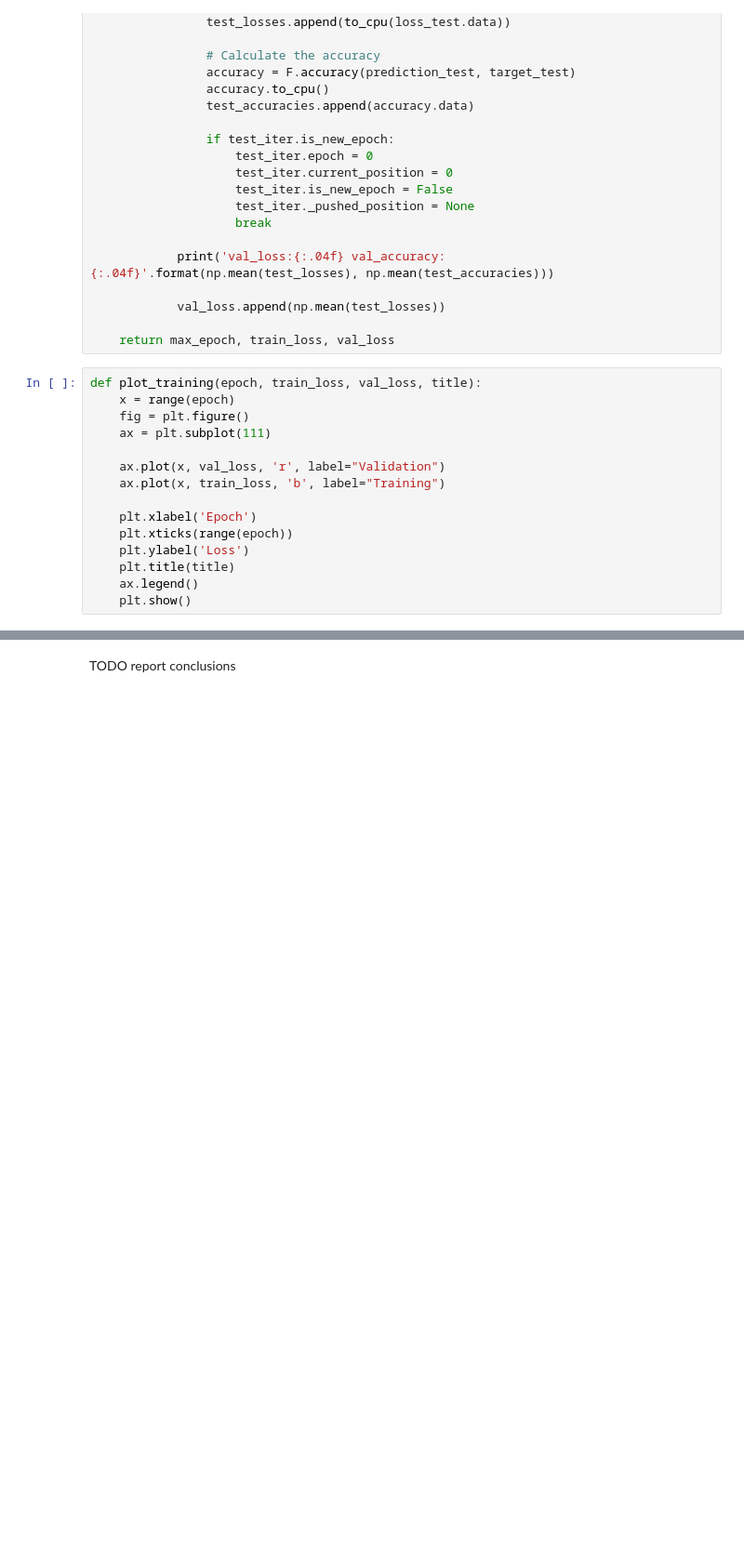
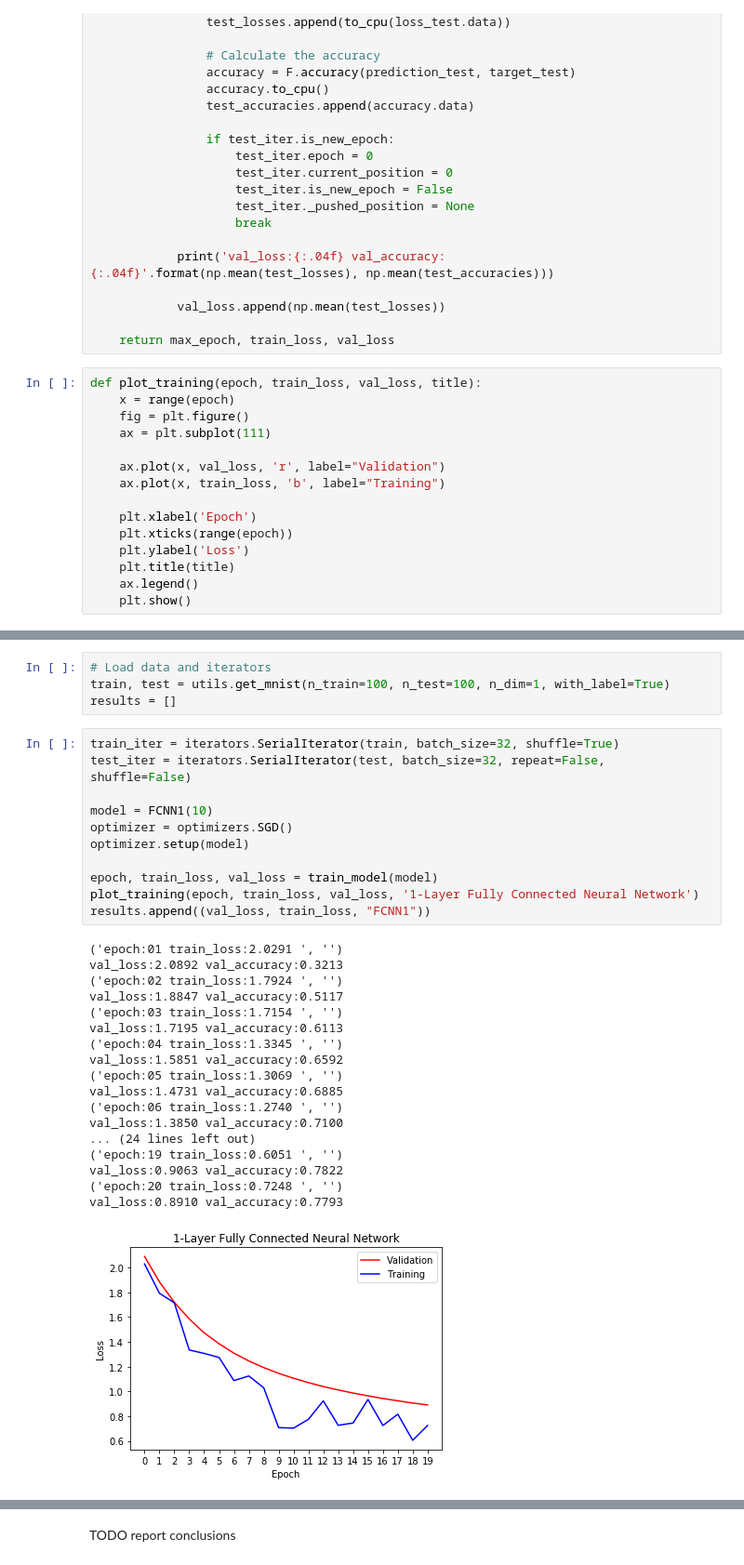
Before and after one commit to dljve/CCN, a Jupyter notebook: assignment2/assignment2.ipynb, the cells around one changed output, grey strips where cells are left out. Shown at 93% size. Saved outputs shown, nothing was run; the diff lists cells and outputs as text; blank space fills up the shorter version.

```diff
--- a/assignment2/assignment2.ipynb
+++ b/assignment2/assignment2.ipynb
@@ -160,0 +181,34 @@ def plot_training(epoch, train_loss, val_loss, title):
+# %%
+# Load data and iterators
+train, test = utils.get_mnist(n_train=100, n_test=100, n_dim=1, with_label=True)
+results = []
+# %%
+train_iter = iterators.SerialIterator(train, batch_size=32, shuffle=True)
+test_iter = iterators.SerialIterator(test, batch_size=32, repeat=False, shuffle=False)
+
+model = FCNN1(10)
+optimizer = optimizers.SGD()
+optimizer.setup(model)
+
+epoch, train_loss, val_loss = train_model(model)
+plot_training(epoch, train_loss, val_loss, '1-Layer Fully Connected Neural Network')
+results.append((val_loss, train_loss, "FCNN1"))
+# %% [output]
+('epoch:01 train_loss:2.0291 ', '')
+val_loss:2.0892 val_accuracy:0.3213
+('epoch:02 train_loss:1.7924 ', '')
+val_loss:1.8847 val_accuracy:0.5117
+('epoch:03 train_loss:1.7154 ', '')
+val_loss:1.7195 val_accuracy:0.6113
+('epoch:04 train_loss:1.3345 ', '')
+val_loss:1.5851 val_accuracy:0.6592
+('epoch:05 train_loss:1.3069 ', '')
+val_loss:1.4731 val_accuracy:0.6885
+('epoch:06 train_loss:1.2740 ', '')
+val_loss:1.3850 val_accuracy:0.7100
+... (24 lines left out)
+('epoch:19 train_loss:0.6051 ', '')
+val_loss:0.9063 val_accuracy:0.7822
+('epoch:20 train_loss:0.7248 ', '')
+val_loss:0.8910 val_accuracy:0.7793
+[figure, added]
```
Also changed, not shown: parts of 12 cells of this notebook, 1 other file.
